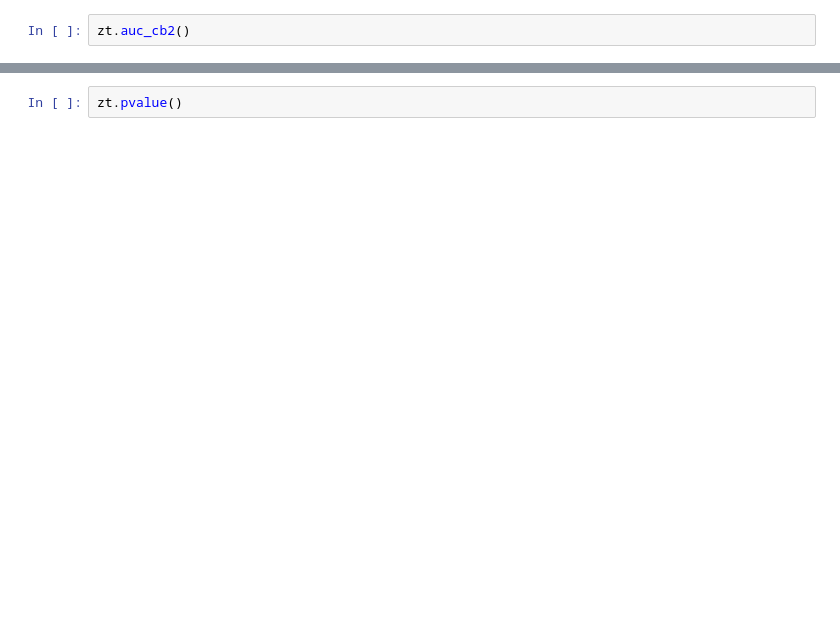
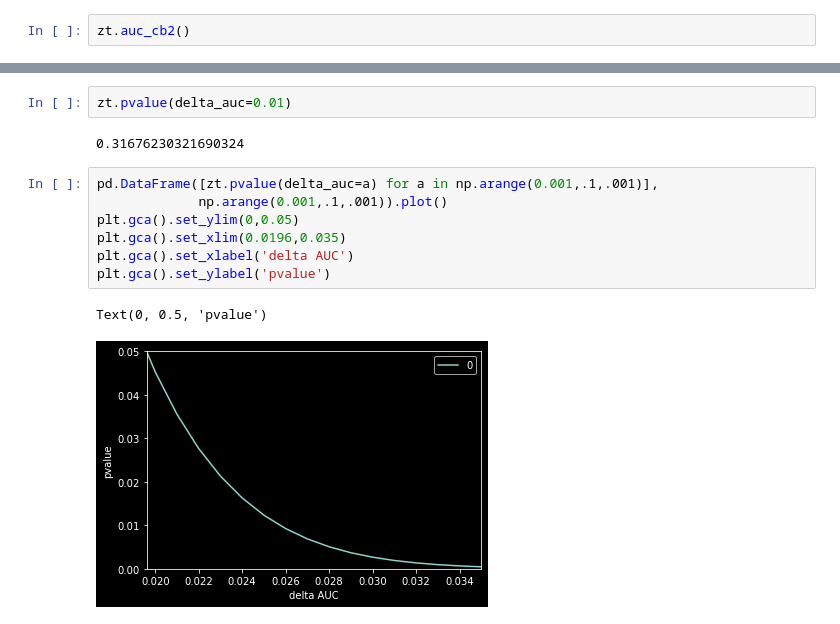
Before and after one commit to zeroknowledgediscovery/zedstat, a Jupyter notebook: examples/example1.ipynb, the cells around one changed output, grey strips where cells are left out. Cells and saved outputs as stored; diff of their text form; blank space fills up the shorter version.

```diff
--- a/examples/example1.ipynb
+++ b/examples/example1.ipynb
@@ -49,2 +75,14 @@ pd.DataFrame(np.array([zt.samplesize(delta_auc=a)
 # %%
-zt.pvalue()
+zt.pvalue(delta_auc=0.01)
+# %% [output]
+0.31676230321690324
+# %%
+pd.DataFrame([zt.pvalue(delta_auc=a) for a in np.arange(0.001,.1,.001)],
+             np.arange(0.001,.1,.001)).plot()
+plt.gca().set_ylim(0,0.05)
+plt.gca().set_xlim(0.0196,0.035)
+plt.gca().set_xlabel('delta AUC')
+plt.gca().set_ylabel('pvalue')
+# %% [output]
+Text(0, 0.5, 'pvalue')
+[figure, added]
```
Also changed, not shown: parts of 11 cells of this notebook, 10 other files.
